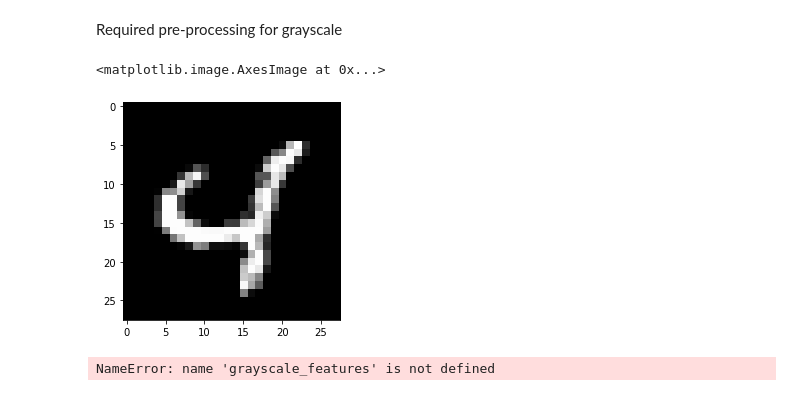
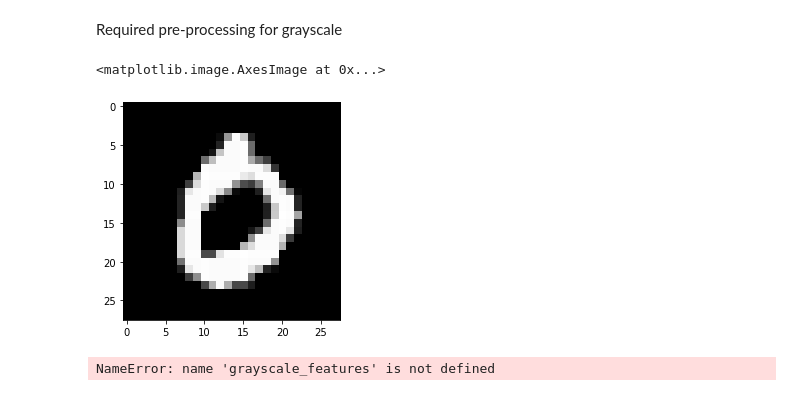
Before and after one commit to jpelayx/mnist-graphs, a Jupyter notebook: viz.ipynb, the cells around one changed output. Drawn from its saved outputs; the diff is of its cells as text; code cells hidden in the pictures.

```diff
--- a/viz.ipynb
+++ b/viz.ipynb
@@ -86,14 +84,14 @@ Required pre-processing for grayscale
 
 ds = datasets.MNIST(root="mnist/test", train=False, download=True, transform=T.ToTensor())
 # %%
-img, y = ds[67]
+img, y = ds[3]
 _, dim0, dim1 = img.shape
 img_np = img.view(dim0, dim1).numpy()
 plt.imsave('imgs/mnist-ex.png', img_np, cmap='gray')
 plt.imshow(img_np, cmap='gray')
 # %% [output]
 <matplotlib.image.AxesImage at 0x...>
-[figure, old version]
+[figure, new version]
 # %%
 img, y = ds[67]
 _, dim0, dim1 = img.shape
```
Also changed, not shown: parts of 4 cells of this notebook.
